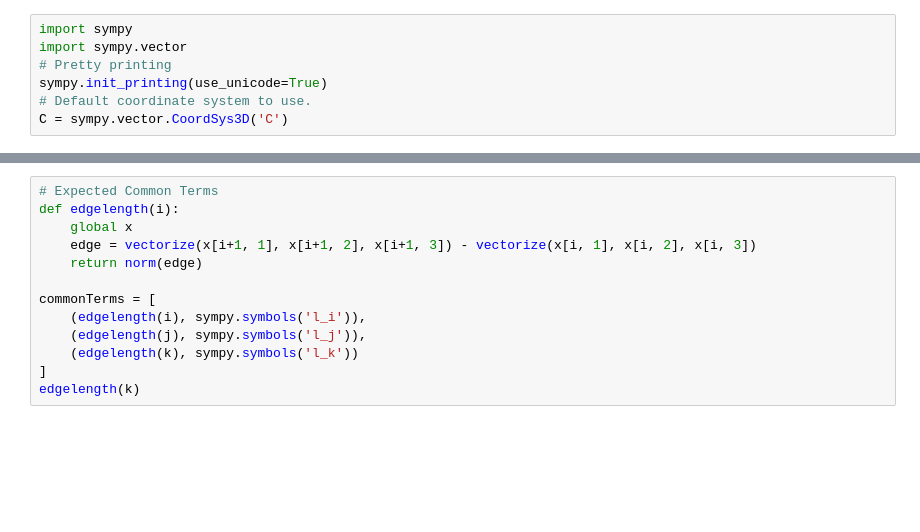
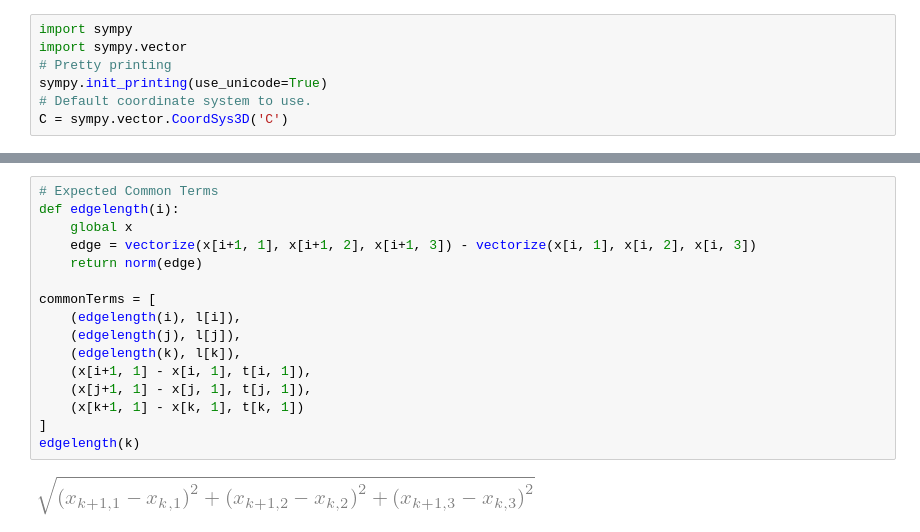
Before and after one commit to pauljoohyunkim/partC_Dissertation, a Jupyter notebook: Notes/TexNotes/CurveRepulsion1/gradient_tangent_point.ipynb, the cells around one changed output, grey strips where cells are left out. Drawn from its saved outputs; the diff is of its cells as text; blank space fills up the shorter version.

```diff
--- a/Notes/TexNotes/CurveRepulsion1/gradient_tangent_point.ipynb
+++ b/Notes/TexNotes/CurveRepulsion1/gradient_tangent_point.ipynb
@@ -65,16 +80,21 @@ energysummand(k, j, alpha, beta)
 # %%
 # Expected Common Terms
 def edgelength(i):
     global x
     edge = vectorize(x[i+1, 1], x[i+1, 2], x[i+1, 3]) - vectorize(x[i, 1], x[i, 2], x[i, 3])
     return norm(edge)
 
 commonTerms = [
-    (edgelength(i), sympy.symbols('l_i')),
-    (edgelength(j), sympy.symbols('l_j')),
-    (edgelength(k), sympy.symbols('l_k'))
+    (edgelength(i), l[i]),
+    (edgelength(j), l[j]),
+    (edgelength(k), l[k]),
+    (x[i+1, 1] - x[i, 1], t[i, 1]),
+    (x[j+1, 1] - x[j, 1], t[j, 1]),
+    (x[k+1, 1] - x[k, 1], t[k, 1])
 ]
 edgelength(k)
+# %% [output]
+[figure, added]
 # %%
 # (k, j) derivative wrt x_{k,1}
 kjDiffkp1 = sympy.diff(energysummand(k, j, alpha, beta), x[k,1]).subs(commonTerms)
```
Also changed, not shown: parts of 7 cells of this notebook.
